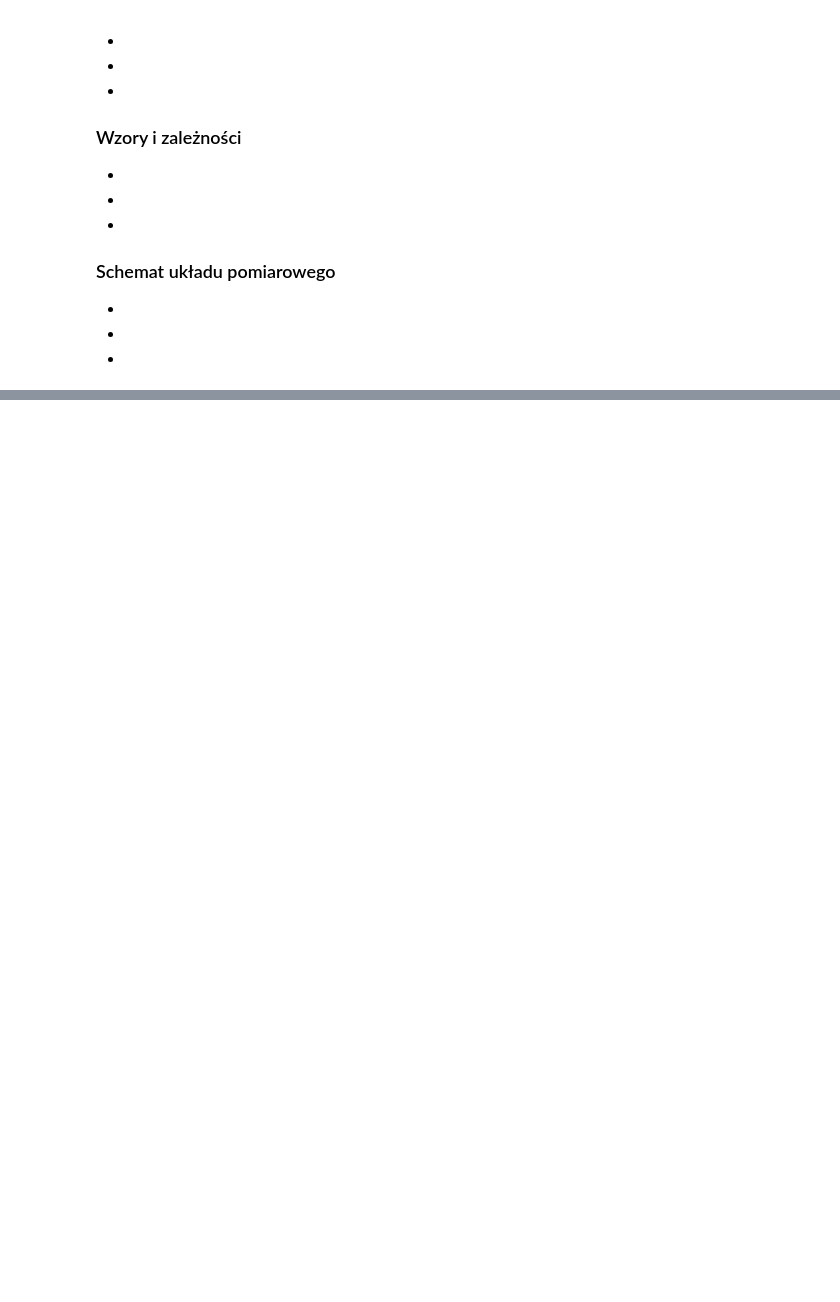
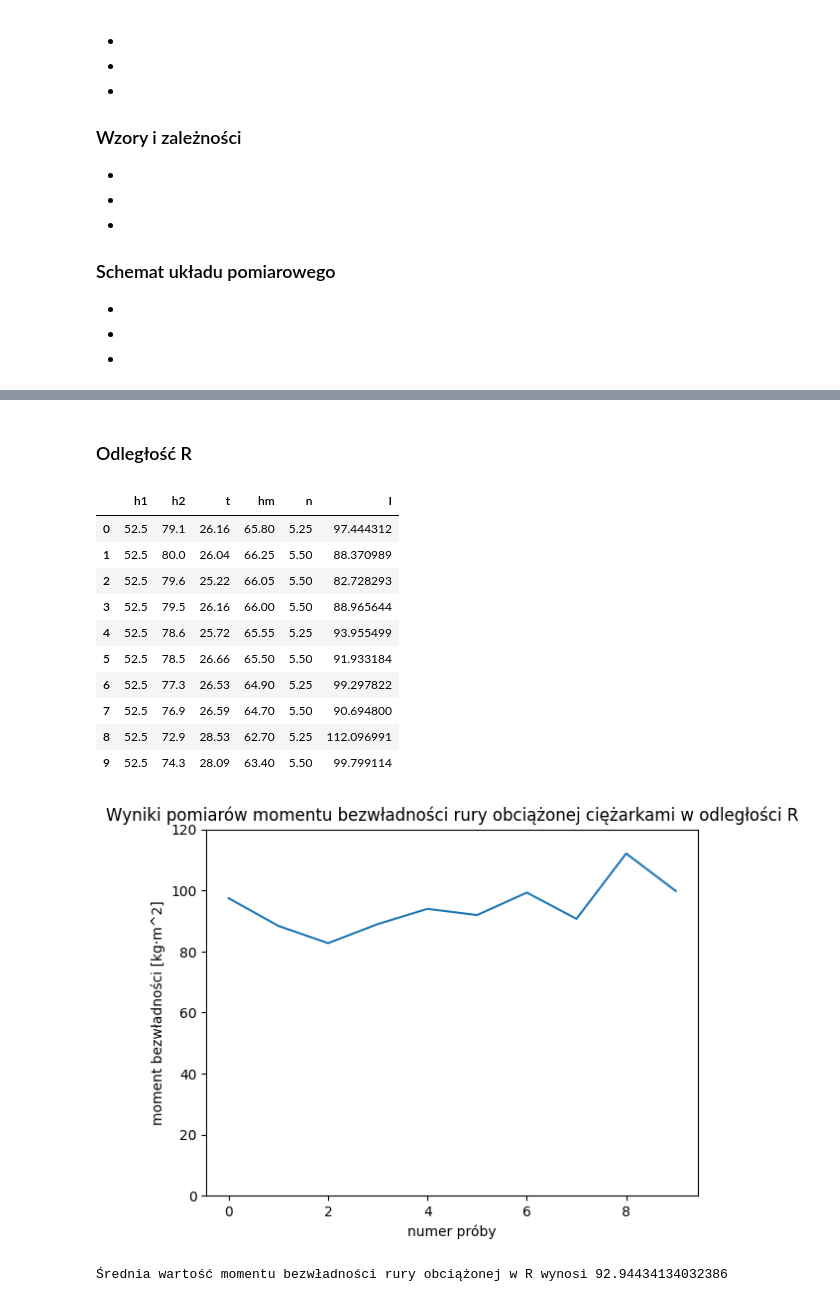
Before and after one commit to mateusz-lisowski/fiz-labs, a Jupyter notebook: raport1.ipynb, the cells around one changed output, grey strips where cells are left out. Cells and saved outputs as stored; diff of their text form; code cells hidden in the pictures; blank space fills up the shorter version.

```diff
--- a/raport1.ipynb
+++ b/raport1.ipynb
@@ -77,0 +138,31 @@ plt.show()
+# %% [markdown]
+### Odległość R
+# %%
+# Stowrzenie obiektu DataFrame z pliku data3.csv
+df: pd.DataFrame = create_data_frame('data3.csv')
+
+# Wyświetlenie wyników obliczeń
+display(df)
+
+# Wyświetlenie wykresu
+plot_from_df('Wyniki pomiarów momentu bezwładności rury obciążonej ciężarkami w odległości R', df)
+
+# Obliczenie średniej wartości I
+I_R2 = df['I'].median()
+
+# Wyświetlenie wartości I2
+print(f"Średnia wartość momentu bezwładności rury obciążonej w R wynosi {I_R2}")
+# %% [output]
+|  | h1 | h2 | t | hm | n | I |
+| 0 | 52.5 | 79.1 | 26.16 | 65.80 | 5.25 | 97.444312 |
+| 1 | 52.5 | 80.0 | 26.04 | 66.25 | 5.50 | 88.370989 |
+| 2 | 52.5 | 79.6 | 25.22 | 66.05 | 5.50 | 82.728293 |
+| 3 | 52.5 | 79.5 | 26.16 | 66.00 | 5.50 | 88.965644 |
+| 4 | 52.5 | 78.6 | 25.72 | 65.55 | 5.25 | 93.955499 |
+| 5 | 52.5 | 78.5 | 26.66 | 65.50 | 5.50 | 91.933184 |
+| 6 | 52.5 | 77.3 | 26.53 | 64.90 | 5.25 | 99.297822 |
+| 7 | 52.5 | 76.9 | 26.59 | 64.70 | 5.50 | 90.694800 |
+| 8 | 52.5 | 72.9 | 28.53 | 62.70 | 5.25 | 112.096991 |
+| 9 | 52.5 | 74.3 | 28.09 | 63.40 | 5.50 | 99.799114 |
+[figure, added]
+Średnia wartość momentu bezwładności rury obciążonej w R wynosi 92.94434134032386
```
Also changed, not shown: parts of 8 cells of this notebook.
